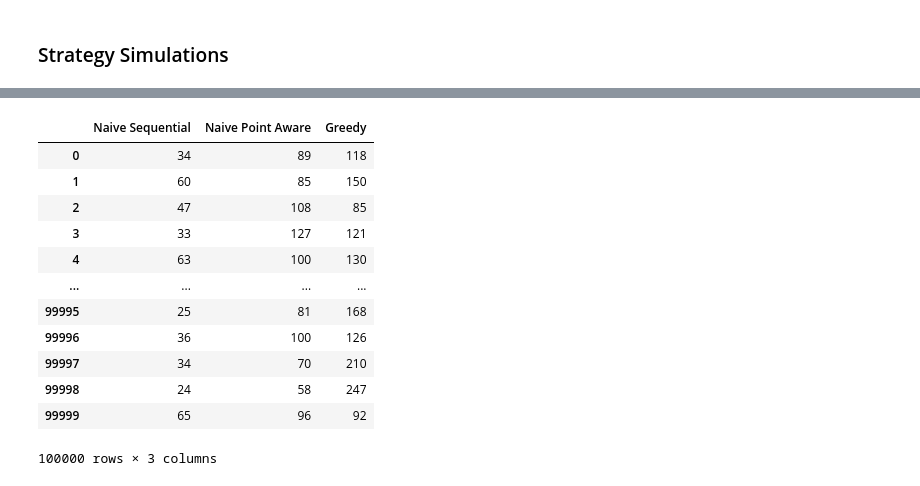
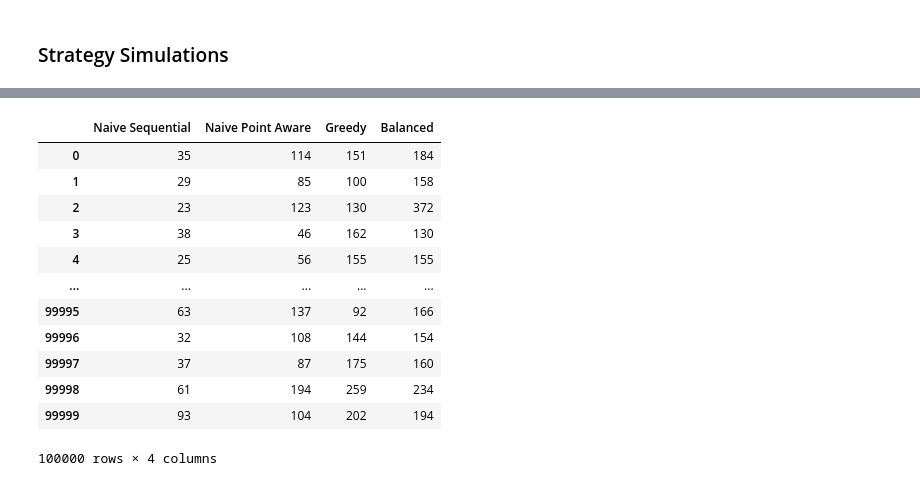
Before and after one commit to sejaldua/yahtzee-simulation, a Jupyter notebook: yahtzee.ipynb, the cells around one changed output, grey strips where cells are left out. Saved outputs shown, nothing was run; the diff lists cells and outputs as text; code cells hidden in the pictures.

```diff
--- a/yahtzee.ipynb
+++ b/yahtzee.ipynb
@@ -363,6 +364,9 @@ def naive_point_aware_strategy(card, verbose=False):
   return card
 
 def greedy_strategy(card, verbose=False):
+  """
+  This strategy uses all three rolls and always goes for Yahtzee.
+  """
   while not card.is_full():
     roll = roll_dice()
     if verbose:
@@ -389,6 +393,10 @@ def greedy_strategy(card, verbose=False):
   return card
 
 def balanced_strategy(card, verbose=False):
+  """
+  This strategy uses all three rolls and tries to conditionally go for a straight or go for Yahtzee
+  depending on which route seems more likely given the first dice roll.
+  """
   while not card.is_full():
     roll = roll_dice()
     if verbose:
@@ -572,5 +576,6 @@ test_strategy(balanced_strategy)
 # %%
-N = 10000
+N = 100000
+
 data = []
 strat_func_dict = {
     'Naive Sequential': naive_sequential_strategy,
@@ -609,7 +676,7 @@ sns.boxenplot(data=df, y='Score', hue='Strategy')
 # %%
 def parallel_games_diff_strats(cards, strats):
     while not any([card.is_full() for card in cards]):
-        main_roll = roll_dice()
+        main_roll = roll_dice(5)
         for card, strat in zip(cards, strats):
             if strat == 'Naive Sequential':
                 roll = main_roll.copy()
@@ -626,54 +693,77 @@ def parallel_games_diff_strats(cards, strats):
                         card.update_score(roll, category)
                         flag = False
                         break
                 # if no opportunity to score points, take a 0 in the first available category on the scorecard
                 if flag:
                     available_category = choose_available_category_naive(card)
                     card.update_score(roll, available_category)
             elif strat == 'Greedy':
                 roll = main_roll.copy()
                 for i in range(2):
                     roll = keep_highest_mode(roll)
                     scores = card.check_potential_scores(roll)
                     sorted_scores = sorted(scores.items(), key=lambda x: x[1], reverse=True)
                 flag = True
                 # iterate through possible point-scoring categories
                 for category, category_score in sorted_scores:
                     if card.scores[category] is None:
                         card.update_score(roll, category)
                         flag = False
                         break
                 # if no opportunity to score points, take a 0 in the first available category on the scorecard
                 if flag:
                     available_category = choose_available_category_naive(card)
                     card.update_score(roll, available_category)
+            elif strat == 'Balanced':
+                roll = main_roll.copy()
+                for i in range(2):
+                    if card.scores['Small Straight'] is None or card.scores['Large Straight'] is None:
+                        roll = keep_straight_or_mode(roll)
+                    else:
+                        roll = keep_highest_mode(roll)
+                scores = card.check_potential_scores(roll)
+                sorted_scores = sorted(scores.items(), key=lambda x: x[1], reverse=True)
+                flag = True
+                # iterate through possible point-scoring categories
+                for category, category_score in sorted_scores:
+                    if card.scores[category] is None:
+                        card.update_score(roll, category)
+                        flag = False
+                        break
+                # if no opportunity to score points, take a 0 in the first available category on the scorecard
+                if flag:
+                    available_category = choose_available_category_naive(card)
+                    card.update_score(roll, available_category)
 
-    return [card.get_total_score() for card in cards]
+    return [card.get_total_score() for card in cards], [card.yahtzees for card in cards]
 
 N = 100000
-parallel_sims = []
-strats = ['Naive Sequential', 'Naive Point Aware', 'Greedy']
+parallel_sims_scores = []
+parallel_sims_yahtzees = []
+strats = ['Naive Sequential', 'Naive Point Aware', 'Greedy', 'Balanced']
 for i in tqdm(range(N)):
-    cards = [Yahtzee(), Yahtzee(), Yahtzee()]
-    scores = parallel_games_diff_strats(cards, strats)
-    parallel_sims.append(scores)
+    cards = [Yahtzee(), Yahtzee(), Yahtzee(), Yahtzee()]
+    scores, yahtzees = parallel_games_diff_strats(cards, strats)
+    parallel_sims_scores.append(scores)
+    parallel_sims_yahtzees.append(yahtzees)
 
-parallel_sim_df = pd.DataFrame(parallel_sims, columns = strats)
-parallel_sim_df
+parallel_sim_scores_df = pd.DataFrame(parallel_sims_scores, columns = strats)
+parallel_sim_yahtzees_df = pd.DataFrame(parallel_sims_yahtzees, columns = strats)
+parallel_sim_scores_df
 # %% [output]
-|  | Naive Sequential | Naive Point Aware | Greedy |
-| 0 | 34 | 89 | 118 |
-| 1 | 60 | 85 | 150 |
-| 2 | 47 | 108 | 85 |
-| 3 | 33 | 127 | 121 |
-| 4 | 63 | 100 | 130 |
-| ... | ... | ... | ... |
-| 99995 | 25 | 81 | 168 |
-| 99996 | 36 | 100 | 126 |
-| 99997 | 34 | 70 | 210 |
-| 99998 | 24 | 58 | 247 |
-| 99999 | 65 | 96 | 92 |
+|  | Naive Sequential | Naive Point Aware | Greedy | Balanced |
+| 0 | 35 | 114 | 151 | 184 |
+| 1 | 29 | 85 | 100 | 158 |
+| 2 | 23 | 123 | 130 | 372 |
+| 3 | 38 | 46 | 162 | 130 |
+| 4 | 25 | 56 | 155 | 155 |
+| ... | ... | ... | ... | ... |
+| 99995 | 63 | 137 | 92 | 166 |
+| 99996 | 32 | 108 | 144 | 154 |
+| 99997 | 37 | 87 | 175 | 160 |
+| 99998 | 61 | 194 | 259 | 234 |
+| 99999 | 93 | 104 | 202 | 194 |
-100000 rows × 3 columns
+100000 rows × 4 columns
 # %%
 from scipy.stats import ttest_rel
 
```
Also changed, not shown: parts of 27 cells of this notebook, 6 other files.
